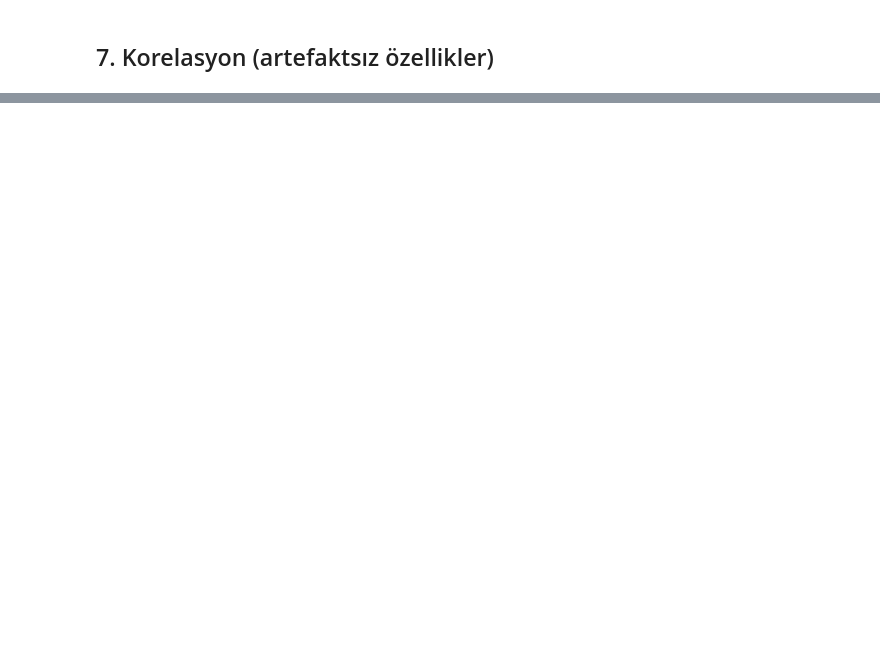
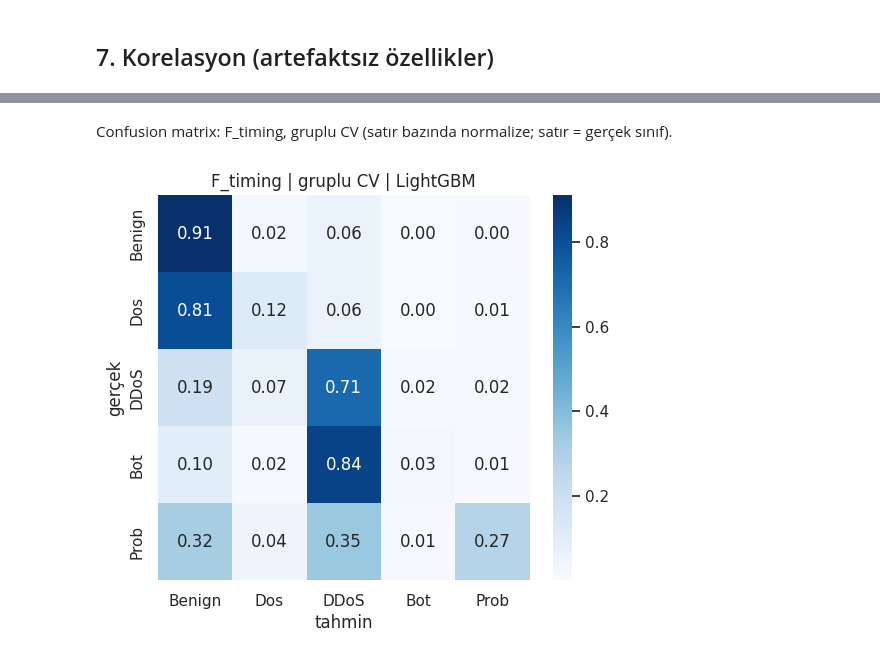
Before and after one commit to dogukandireksiz/iotshield-sdn-ids, a Jupyter notebook: notebooks/01_EDA_ve_On_Isleme.ipynb, the cells around one changed output, grey strips where cells are left out. Saved outputs shown, nothing was run; the diff lists cells and outputs as text; code cells hidden in the pictures; blank space fills up the shorter version.

```diff
--- a/notebooks/01_EDA_ve_On_Isleme.ipynb
+++ b/notebooks/01_EDA_ve_On_Isleme.ipynb
@@ -407,0 +674,15 @@ kaydedildi
+# %%
+import os
+from lightgbm import LGBMClassifier
+from imblearn.pipeline import Pipeline
+from src.cv import get_random_folds, print_fold_table, run_cv
+
+# Temporary results file for this notebook only (data/ is git-ignored, not committed).
+EDA_CV_CSV = '../data/processed/eda_cv.csv'
+if os.path.exists(EDA_CV_CSV):
+    os.remove(EDA_CV_CSV)   # run_cv appends rows; start fresh so a re-run does not duplicate them
+
+grouped_folds = get_folds(data)
+random_folds = get_random_folds(data)
+print('Gruplu katlar:')
+grouped_table = print_fold_table(data, grouped_folds)
@@ -407,0 +709,18 @@ kaydedildi
+# %%
+pipe = Pipeline([('model', LGBMClassifier(random_state=RANDOM_STATE, verbose=-1))])
+
+results = []
+confusions = {}
+oofs = {}
+for feats, set_name in [(F_FULL, 'F_full'), (F_TIMING, 'F_timing')]:
+    for folds, cv_name in [(random_folds, 'random'), (grouped_folds, 'grouped')]:
+        print(f'\n=== {set_name} | {cv_name} ===')
+        row, cm, oof = run_cv(pipe, data, feats, EDA_CV_CSV, experiment='EDA-9', sampler='none',
+                              feature_set=set_name, folds=folds, note='WP-D1 7.2')
+        results.append(row)
+        confusions[(set_name, cv_name)] = cm
+        oofs[(set_name, cv_name)] = oof
+
+SHOW_COLS = ['feature_set', 'cv', 'macro_f1_mean', 'macro_f1_std', 'macro_f1_clean', 'macro_f1_broken',
+             'recall_Benign', 'recall_Dos', 'recall_DDoS', 'recall_Bot', 'recall_Prob', 'bot_ddos_confusion']
+display(pd.DataFrame(results)[SHOW_COLS].round(3))
@@ -407,0 +782,11 @@ kaydedildi
+# %% [markdown]
+Confusion matrix: F_timing, gruplu CV (satır bazında normalize; satır = gerçek sınıf).
+# %%
+cm = confusions[('F_timing', 'grouped')]
+cm_normalized = cm.div(cm.sum(axis=1), axis=0)
+plt.figure(figsize=(6, 5))
+sns.heatmap(cm_normalized, annot=True, fmt='.2f', cmap='Blues')
+plt.title('F_timing | gruplu CV | LightGBM'); plt.ylabel('gerçek'); plt.xlabel('tahmin')
+plt.savefig(FIG_DIR + 'eda_cm_ftiming_grouped.png', dpi=150, bbox_inches='tight'); plt.show()
+# %% [output]
+[figure, added]
```
Also changed, not shown: parts of 54 cells of this notebook, 5 other files.
